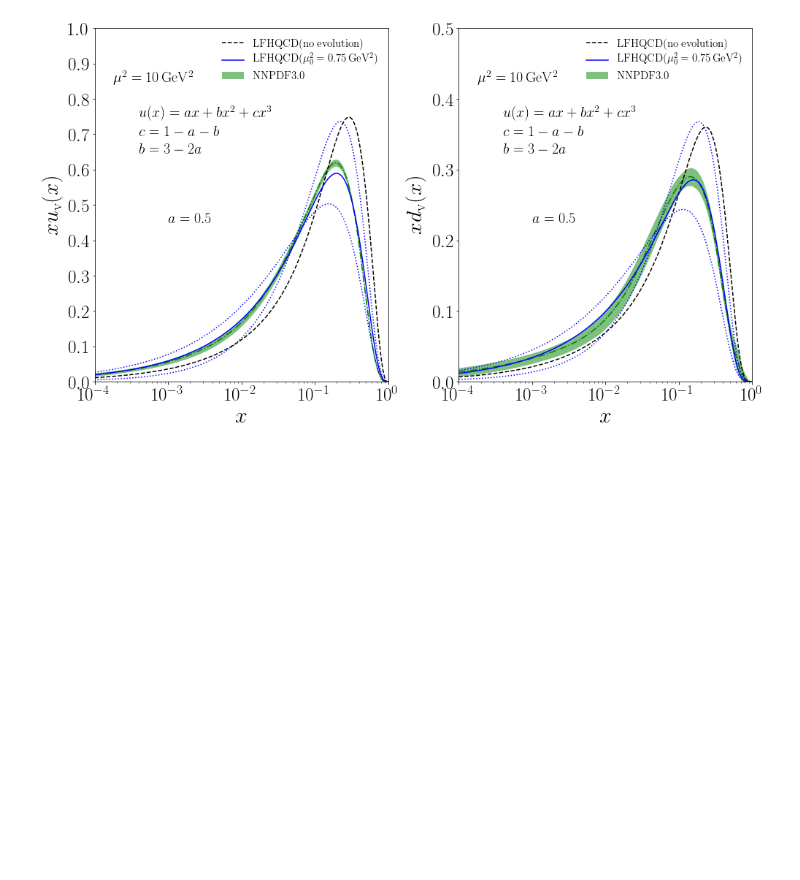
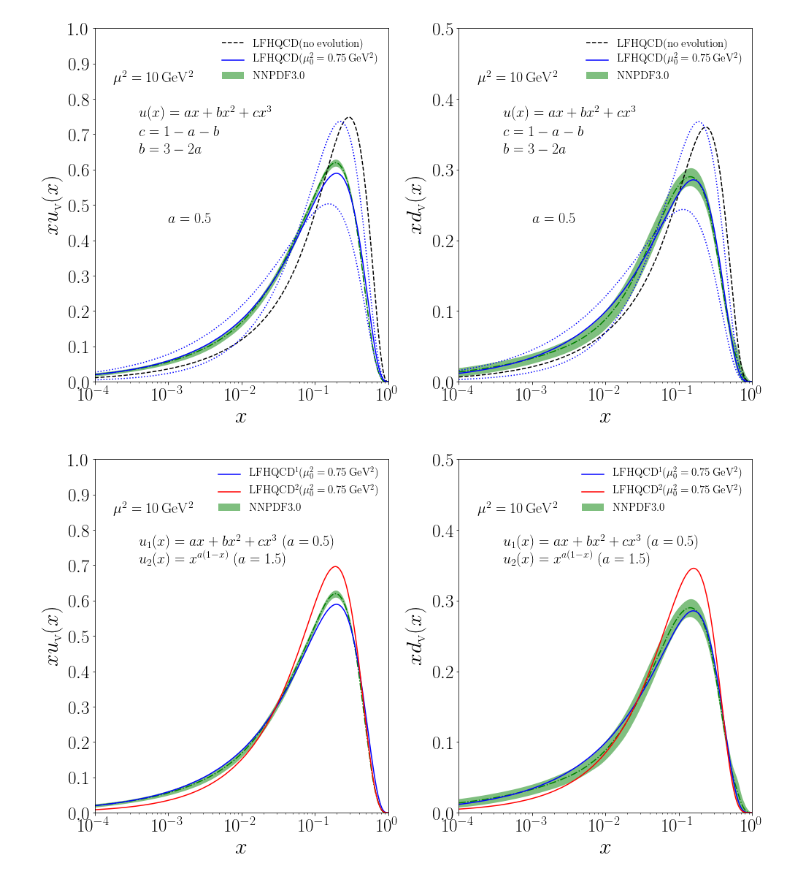
Before and after one commit to TianboLiu/LFHQCD, a Jupyter notebook: evolution/compare-proton.ipynb, the cells around one changed output. Drawn from its saved outputs; the diff is of its cells as text; code cells hidden in the pictures; blank space fills up the shorter version.

```diff
--- a/evolution/compare-proton.ipynb
+++ b/evolution/compare-proton.ipynb
@@ -74,6 +74,9 @@ xf['proton ux1 a=0.5 Q0=1.4']=np.loadtxt("results/proton7_a=0.5_Q0=1.4_Q=3.162.d
 
 xf['proton ux1 a=0 input']=np.loadtxt("results/proton6_a=0_input.dat",skiprows=2)
 xf['proton ux1 a=0 Q0=0.866']=np.loadtxt("results/proton6_a=0_Q0=0.866_Q=3.162.dat",skiprows=2)
+
+xf['proton ux2 a=1.5 input']=np.loadtxt("results/proton9_A=1.5_input.dat",skiprows=2)
+xf['proton ux2 a=1.5 Q0=0.866']=np.loadtxt("results/proton9_A=1.5_Q0=0.866_Q=3.162.dat",skiprows=2)
 # %% [markdown]
 ## Mass
 # %%
@@ -298,3 +301,59 @@ py.tight_layout()
 py.savefig('results/proton-xf-ux1.png')
 # %% [output]
 [figure]
+# %%
+nrows,ncols=1,2
+py.figure(figsize=(ncols*7,nrows*8))
+
+ax=py.subplot(nrows,ncols,1)
+#NNPDF
+ax.plot(xf['NNPDF'][:,0],xf['NNPDF'][:,1].T,color='g',ls='-.')
+ax.fill_between(xf['NNPDF'][:,0].T, (xf['NNPDF'][:,1]-xf['NNPDF'][:,2]).T, (xf['NNPDF'][:,1]+xf['NNPDF'][:,2]).T, color='green', alpha=0.5, linewidth=0, label=r'$\rm NNPDF3.0$')
+#input
+#ax.plot(xf['proton ux1 a=0.5 input'][:,0].T, xf['proton ux1 a=0.5 input'][:,1].T, color='blue', ls='--', label=r'$\rm LFHQCD^1(no\ evolution)$')
+#ax.plot(xf['proton ux2 a=1.5 input'][:,0].T, xf['proton ux2 a=1.5 input'][:,1].T, color='red', ls='--', label=r'$\rm LFHQCD^2(no\ evolution)$')
+#a=0.5
+ax.plot(xf['proton ux1 a=0.5 Q0=0.866'][:,0].T, xf['proton ux1 a=0.5 Q0=0.866'][:,1].T, color='blue', ls='-', label=r'$\rm LFHQCD^1(\mu_0^2=0.75\,GeV^2)$')
+ax.plot(xf['proton ux2 a=1.5 Q0=0.866'][:,0].T, xf['proton ux2 a=1.5 Q0=0.866'][:,1].T, color='red', ls='-', label=r'$\rm LFHQCD^2(\mu_0^2=0.75\,GeV^2)$')
+#setting
+ax.set_xlabel(r'$x$',size=30)
+ax.set_ylabel(r'$xu_{\rm v}(x)$',size=30)
+ax.set_xlim(1e-4,1)
+ax.set_ylim(0,1.0)
+ax.set_xscale('log')
+ax.tick_params(axis='both', which='major', labelsize=25)
+#ax.set_xticks([0.0,0.2,0.4,0.6,0.8,1.0])
+ax.set_yticks([0.0,0.1,0.2,0.3,0.4,0.5,0.6,0.7,0.8,0.9,1.0])
+ax.text(0.20,0.85,r'$\rm \mu^2 = 10\,GeV^2$',horizontalalignment='center',transform=ax.transAxes,size=20)
+ax.text(0.15,0.75,r'$u_1(x)=ax+bx^2+cx^3\ (a=0.5)$',horizontalalignment='left',transform=ax.transAxes,size=20)
+ax.text(0.15,0.70,r'$u_2(x)=x^{a(1-x)}\ (a=1.5)$',horizontalalignment='left',transform=ax.transAxes,size=20)
+ax.legend(fontsize=15,frameon=False)
+
+ax=py.subplot(nrows,ncols,2)
+#NNPDF
+ax.plot(xf['NNPDF'][:,0],xf['NNPDF'][:,3].T,color='g',ls='-.')
+ax.fill_between(xf['NNPDF'][:,0].T, (xf['NNPDF'][:,3]-xf['NNPDF'][:,4]).T, (xf['NNPDF'][:,3]+xf['NNPDF'][:,4]).T, color='green', alpha=0.5, linewidth=0, label=r'$\rm NNPDF3.0$')
+#input
+#ax.plot(xf['proton ux1 a=0.5 input'][:,0].T, xf['proton ux1 a=0.5 input'][:,2].T, color='blue', ls='--', label=r'$\rm LFHQCD^1(no\ evolution)$')
+#ax.plot(xf['proton ux2 a=1.5 input'][:,0].T, xf['proton ux2 a=1.5 input'][:,2].T, color='red', ls='--', label=r'$\rm LFHQCD^2(no\ evolution)$')
+#a=0.5
+ax.plot(xf['proton ux1 a=0.5 Q0=0.866'][:,0].T, xf['proton ux1 a=0.5 Q0=0.866'][:,2].T, color='blue', ls='-', label=r'$\rm LFHQCD^1(\mu_0^2=0.75\,GeV^2)$')
+ax.plot(xf['proton ux2 a=1.5 Q0=0.866'][:,0].T, xf['proton ux2 a=1.5 Q0=0.866'][:,2].T, color='red', ls='-', label=r'$\rm LFHQCD^2(\mu_0^2=0.75\,GeV^2)$')
+#setting
+ax.set_xlabel(r'$x$',size=30)
+ax.set_ylabel(r'$xd_{\rm v}(x)$',size=30)
+ax.set_xlim(1e-4,1)
+ax.set_ylim(0,0.5)
+ax.set_xscale('log')
+ax.tick_params(axis='both', which='major', labelsize=25)
+#ax.set_xticks([0.0,0.2,0.4,0.6,0.8,1.0])
+ax.set_yticks([0.0,0.1,0.2,0.3,0.4,0.5])
+ax.text(0.20,0.85,r'$\rm \mu^2 = 10\,GeV^2$',horizontalalignment='center',transform=ax.transAxes,size=20)
+ax.text(0.15,0.75,r'$u_1(x)=ax+bx^2+cx^3\ (a=0.5)$',horizontalalignment='left',transform=ax.transAxes,size=20)
+ax.text(0.15,0.70,r'$u_2(x)=x^{a(1-x)}\ (a=1.5)$',horizontalalignment='left',transform=ax.transAxes,size=20)
+ax.legend(fontsize=15,frameon=False)
+
+py.tight_layout()
+py.savefig('results/proton-xf-ux2.png')
+# %% [output]
+[figure, added]
```
Also changed, not shown: 8 other files.
